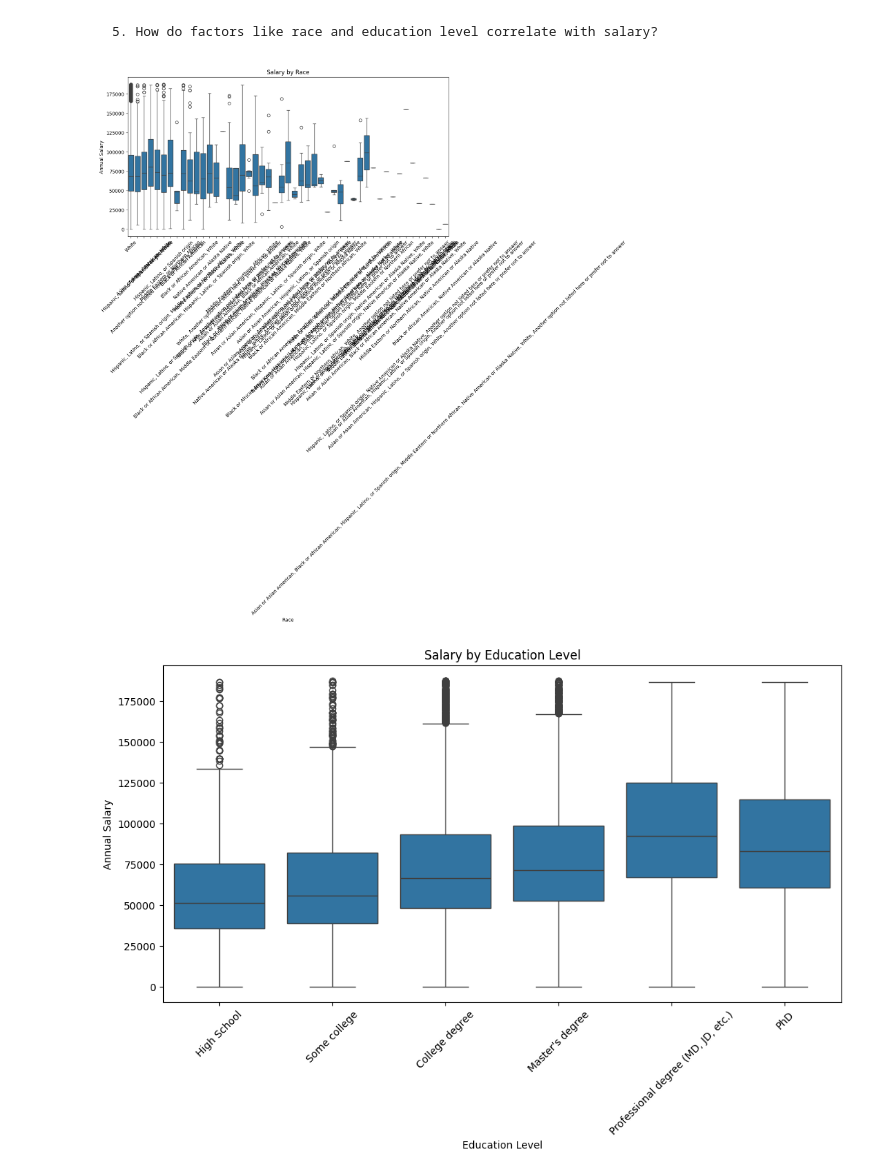
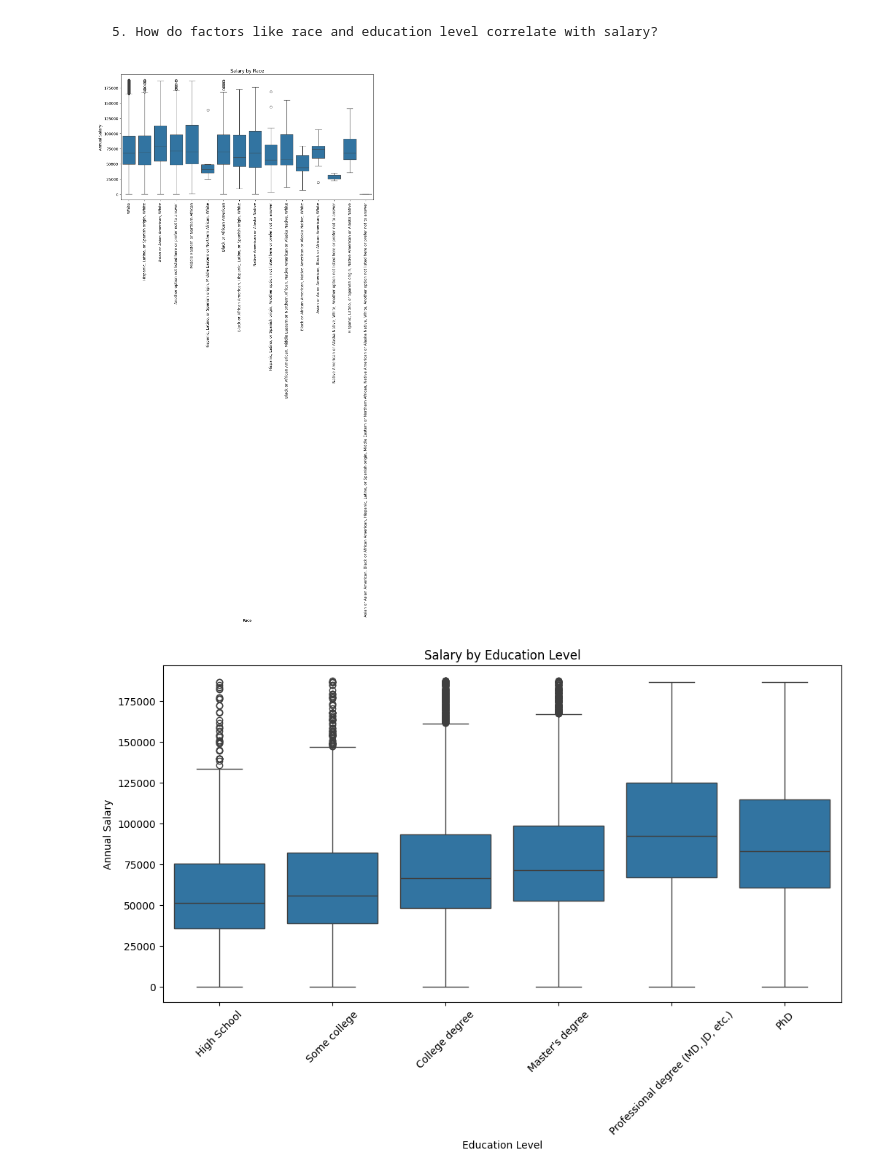
Before and after one commit to Jaddevvv/final_project, a Jupyter notebook: Exercise 99 - Exam - Salaries.ipynb, the cells around one changed output. Cells and saved outputs as stored; diff of their text form; code cells hidden in the pictures.

Commit message:
Fix races from 50 categories to 16

```diff
--- a/Exercise 99 - Exam - Salaries.ipynb
+++ b/Exercise 99 - Exam - Salaries.ipynb
@@ -371,3 +371,20 @@ Match found: philippines -> Philippines with score 100
 print(f"Unique categories in Countries column moved from {previous_nb} categories to {salaries['Country'].nunique()} categories")
 # %% [output]
 Unique categories in Countries column moved from 348 categories to 166 categories
+# %%
+# Now to sort out the race issue as best as we can, we can repeat the action we did both on Countries and Industries
+previous_nb = salaries['Race'].nunique()
+
+# Get the unique countries from the 'Country' column
+unique_races = salaries['Race'].dropna().unique()
+
+# Categorize the countries
+# We chose threshold 80 because the lower thresholds were giving very bad matches!
+# 80 seems to be the sweet spot for countries as 60 merged Myanmar and Danemark for example
+
+# Our function will do most of the work but we will have to manually correct some countries at the end
+new_racial_definition = categorize_industries(unique_races,80)
+
+# Map the categories back to the 'Industry' column
+salaries['Race'] = salaries['Race'].map(new_racial_definition)
+print(f"Unique categories in Countries column moved from {previous_nb} categories to {salaries['Race'].nunique()} categories")
@@ -543,23 +578,23 @@ plt.show()
 # %%
 plt.figure(figsize=(12, 6))
 seaborn.boxplot( x=salaries["Race"], y=salaries['Total Remuneration EUR'])
 plt.title("Salary by Race")
 plt.xlabel("Race")
 plt.ylabel("Annual Salary")
-plt.xticks(rotation=45)
+plt.xticks(rotation=90)
 plt.show()
 
 plt.figure(figsize=(12, 6))
 salaries["Education"] = pd.Categorical(salaries["Education"],["High School", "Some college", "College degree", "Master's degree", "Professional degree (MD, JD, etc.)", "PhD" ])
 
 ax = seaborn.boxplot(x=salaries["Education"], y=salaries['Total Remuneration EUR'])
 plt.title("Salary by Education Level")
 plt.xlabel("Education Level")
 plt.ylabel("Annual Salary")
 plt.xticks(rotation=45)
 
 
 plt.show()
 # %% [output]
-[figure, old version]
+[figure, new version]
 [figure]
```
Also changed, not shown: parts of 4 cells of this notebook.
